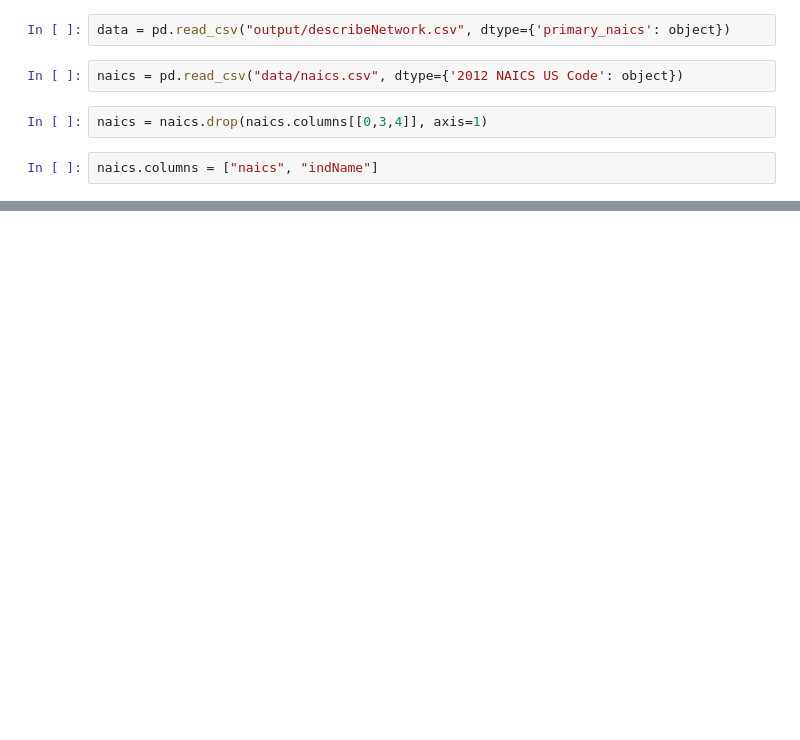
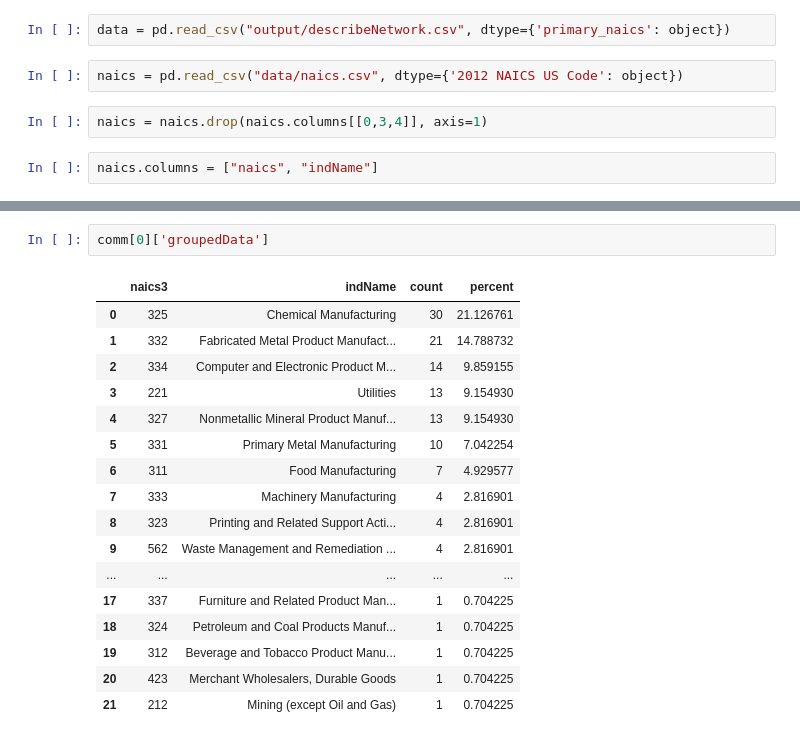
Before and after one commit to stevecarrea/ny_tri_networkAnalysis, a Jupyter notebook: communityAnalysis.ipynb, the cells around one changed output, grey strips where cells are left out. Saved outputs shown, nothing was run; the diff lists cells and outputs as text; blank space fills up the shorter version.

```diff
--- a/communityAnalysis.ipynb
+++ b/communityAnalysis.ipynb
@@ -55,0 +152,20 @@ Name: primary_naics, dtype: object
+# %%
+comm[0]['groupedData']
+# %% [output]
+|  | naics3 | indName | count | percent |
+| 0 | 325 | Chemical Manufacturing | 30 | 21.126761 |
+| 1 | 332 | Fabricated Metal Product Manufact... | 21 | 14.788732 |
+| 2 | 334 | Computer and Electronic Product M... | 14 | 9.859155 |
+| 3 | 221 | Utilities | 13 | 9.154930 |
+| 4 | 327 | Nonmetallic Mineral Product Manuf... | 13 | 9.154930 |
+| 5 | 331 | Primary Metal Manufacturing | 10 | 7.042254 |
+| 6 | 311 | Food Manufacturing | 7 | 4.929577 |
+| 7 | 333 | Machinery Manufacturing | 4 | 2.816901 |
+| 8 | 323 | Printing and Related Support Acti... | 4 | 2.816901 |
+| 9 | 562 | Waste Management and Remediation ... | 4 | 2.816901 |
+| ... | ... | ... | ... | ... |
+| 17 | 337 | Furniture and Related Product Man... | 1 | 0.704225 |
+| 18 | 324 | Petroleum and Coal Products Manuf... | 1 | 0.704225 |
+| 19 | 312 | Beverage and Tobacco Product Manu... | 1 | 0.704225 |
+| 20 | 423 | Merchant Wholesalers, Durable Goods | 1 | 0.704225 |
+| 21 | 212 | Mining (except Oil and Gas) | 1 | 0.704225 |
```
Also changed, not shown: parts of 17 cells of this notebook, 7 other files.
